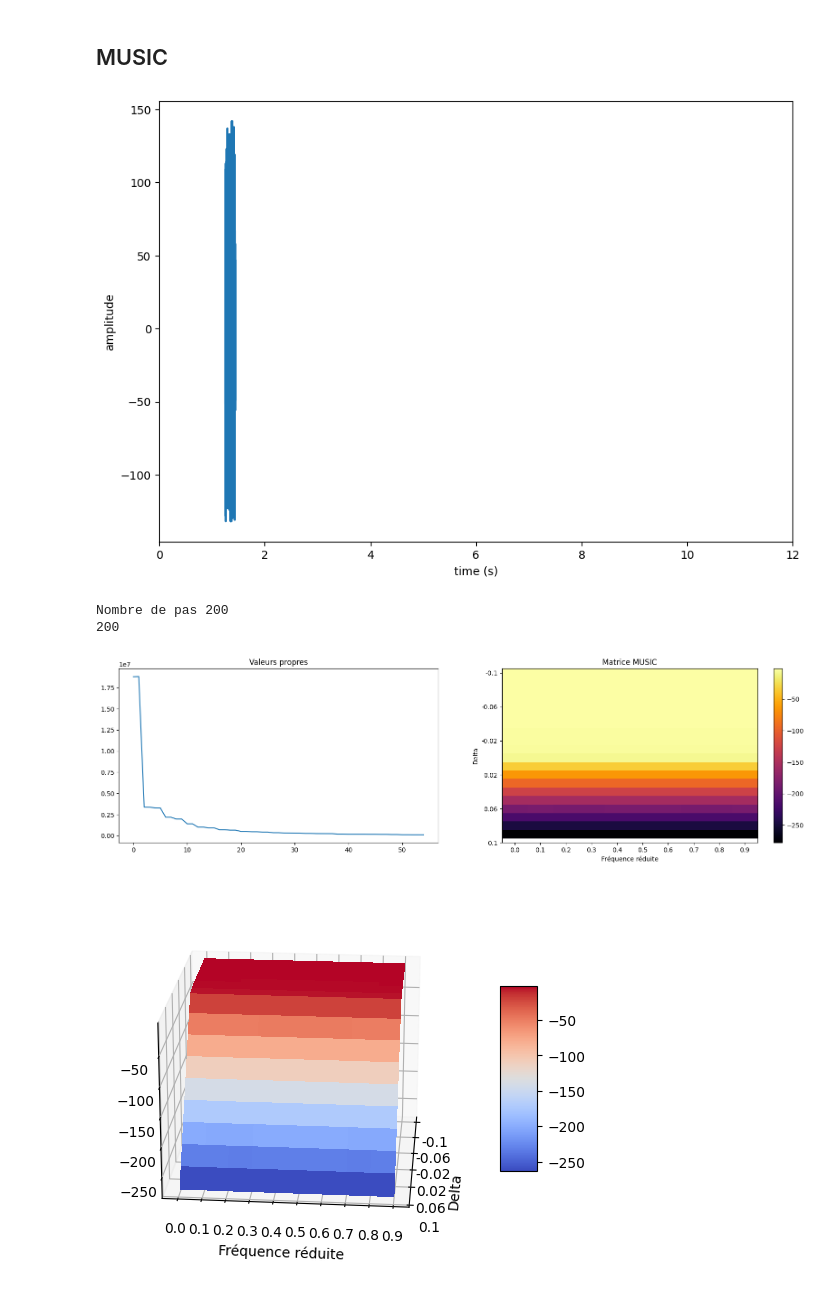
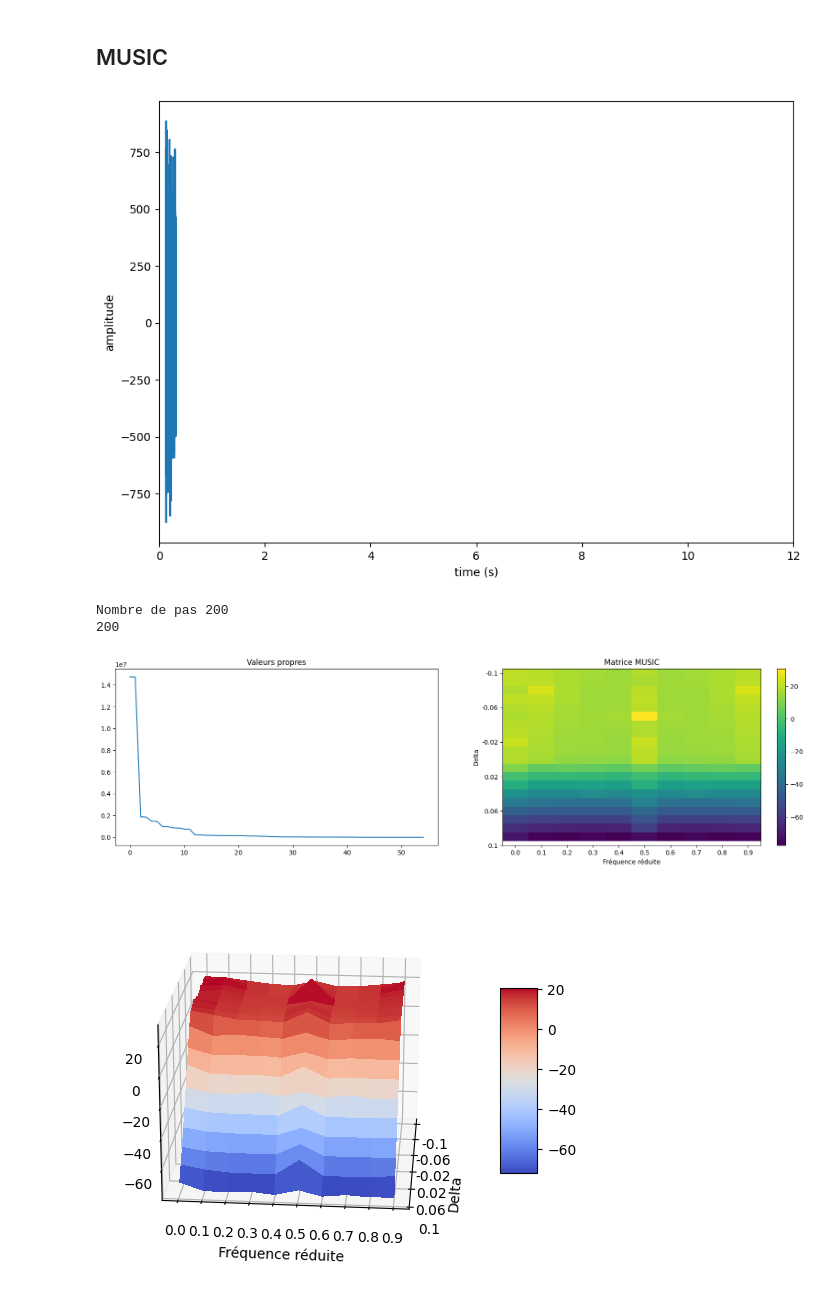
Before and after one commit to LouisLalay/Traitement-du-Signal, a Jupyter notebook: TP Cloche/template-TP-HR.ipynb, the cells around one changed output. Drawn from its saved outputs; the diff is of its cells as text; code cells hidden in the pictures.

```diff
--- a/TP Cloche/template-TP-HR.ipynb
+++ b/TP Cloche/template-TP-HR.ipynb
@@ -125,7 +125,7 @@ def Hankel(signal, n, l):
     return X
 
 def corrMatrix(X: np.array):
-    return np.dot(X, X.conj().T) / X.shape[1]
+    return X @ np.conjugate(X).T / X.shape[1]
 
 
 def separation(W: np.array, n: int):
@@ -135,8 +135,9 @@ def separation(W: np.array, n: int):
 
 
 def normeMUSIC(W_ortho: np.array, v_n: np.array):
-    a = np.dot(W_ortho.conj().T, v_n)
-    return 1 / np.square(np.linalg.norm(a))
+    a = W_ortho.conj().T @ v_n
+    # return 1 / np.square(np.linalg.norm(a))
+    return np.sum(1/np.square(np.abs(a)))
 
 
 def genere_espace_test(delta_range: tuple, freq_range: tuple):
@@ -171,7 +172,7 @@ def plotMUSIC(mat, V, n_freq):
     fig, axs = plt.subplots(1, 2, figsize=(20, 5))
     axs[0].plot(V[: n_freq + 1].real)
     axs[0].set_title("Valeurs propres")
-    c = axs[1].imshow(np.log(np.absolute(mat)), cmap="inferno")
+    c = axs[1].imshow(np.log(np.absolute(mat)))
     fig.colorbar(c)
     axs[1].axis("auto")
     axs[1].set_ylabel("Delta")
@@ -231,9 +232,9 @@ def MUSIC(
     show: bool = True,
 ):
     # X = Hankel(signal, n, l)
-    X = hankel(signal)
+    X = hankel(signal[:n],signal[n-1:])
     Rxx = corrMatrix(X)
-    V, W = np.linalg.eig(Rxx)
+    W, V, _ = np.linalg.svd(Rxx)
     W_signal, W_bruit = separation(W, n_freq)
     mat = matrixMUSIC(W_bruit, X.shape[0], d_range, f_range)
     if show:
@@ -319,18 +336,18 @@ T, data, nframes, nchannels, sampling_frequency = read_values('ClocheA.WAV')
 # %%
 f_range = (0, 1, 0.1)
 d_range = (-0.1, 0.1, 0.01)
 K = 54
 n = 512
 l = 2*n
 N = n + l - 1
 times = np.arange(data.shape[1]) / sampling_frequency
-offset = 10000
+offset = 1000
 truncated_data = data.reshape(data.shape[1])[offset : offset + N]
 plot_sound(truncated_data, times[offset : offset + N], 0, 12, w=10, h=7)
-m = MUSIC(data.reshape(data.shape[1])[:N], K, n, l, f_range, d_range)
+m = MUSIC(truncated_data, K, n, l, f_range, d_range)
 # %% [output]
-[figure, old version]
+[figure, new version]
 Nombre de pas 200
 200
-[figure, old version]
+[figure, new version]
-[figure, old version]
+[figure, new version]
```
Also changed, not shown: parts of 6 cells of this notebook.
